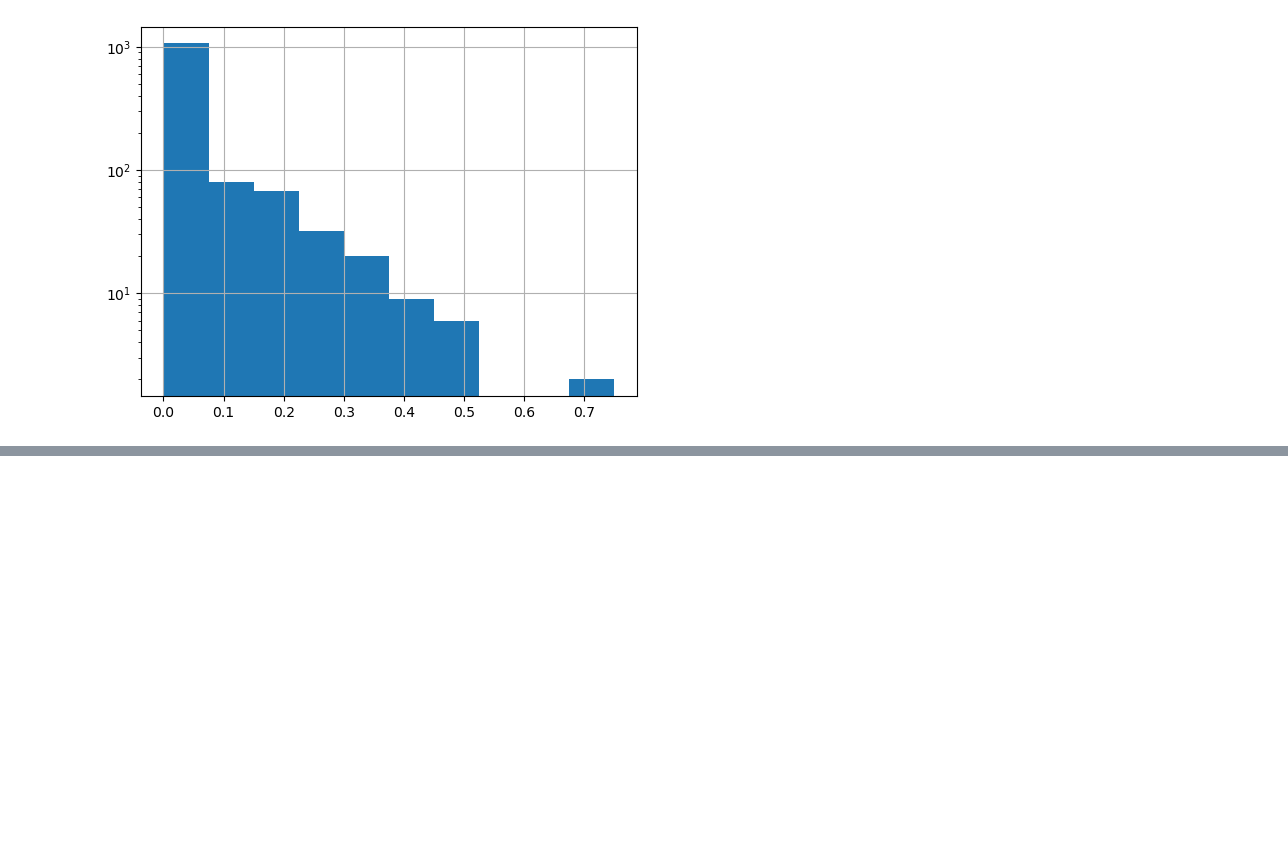
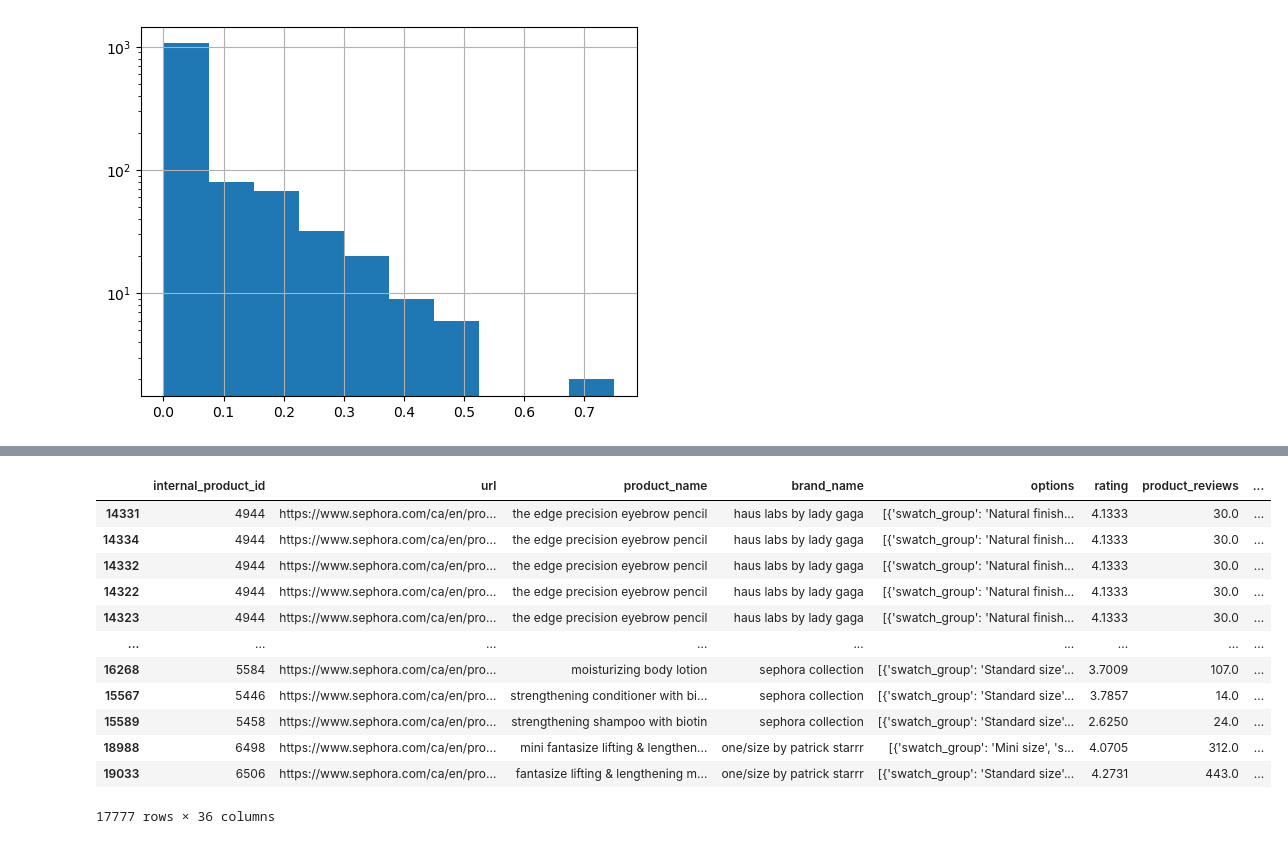
Before and after one commit to leblanchannah/value-cluster, a Jupyter notebook: cleaning.ipynb, the cells around one changed output, grey strips where cells are left out. Cells and saved outputs as stored; diff of their text form; code cells hidden in the pictures; blank space fills up the shorter version.

```diff
--- a/cleaning.ipynb
+++ b/cleaning.ipynb
@@ -334,0 +317,16 @@ array(['soft pinch liquid blush',
+# %%
+df_products.sort_values(by='unit_price', ascending=False)
+# %% [output]
+|  | internal_product_id | url | product_name | brand_name | options | rating | product_reviews | ... |
+| 14331 | 4944 | https://www.sephora.com/ca/en/pro... | the edge precision eyebrow pencil | haus labs by lady gaga | [{'swatch_group': 'Natural finish... | 4.1333 | 30.0 | ... |
+| 14334 | 4944 | https://www.sephora.com/ca/en/pro... | the edge precision eyebrow pencil | haus labs by lady gaga | [{'swatch_group': 'Natural finish... | 4.1333 | 30.0 | ... |
+| 14332 | 4944 | https://www.sephora.com/ca/en/pro... | the edge precision eyebrow pencil | haus labs by lady gaga | [{'swatch_group': 'Natural finish... | 4.1333 | 30.0 | ... |
+| 14322 | 4944 | https://www.sephora.com/ca/en/pro... | the edge precision eyebrow pencil | haus labs by lady gaga | [{'swatch_group': 'Natural finish... | 4.1333 | 30.0 | ... |
+| 14323 | 4944 | https://www.sephora.com/ca/en/pro... | the edge precision eyebrow pencil | haus labs by lady gaga | [{'swatch_group': 'Natural finish... | 4.1333 | 30.0 | ... |
+| ... | ... | ... | ... | ... | ... | ... | ... | ... |
+| 16268 | 5584 | https://www.sephora.com/ca/en/pro... | moisturizing body lotion | sephora collection | [{'swatch_group': 'Standard size'... | 3.7009 | 107.0 | ... |
+| 15567 | 5446 | https://www.sephora.com/ca/en/pro... | strengthening conditioner with bi... | sephora collection | [{'swatch_group': 'Standard size'... | 3.7857 | 14.0 | ... |
+| 15589 | 5458 | https://www.sephora.com/ca/en/pro... | strengthening shampoo with biotin | sephora collection | [{'swatch_group': 'Standard size'... | 2.6250 | 24.0 | ... |
+| 18988 | 6498 | https://www.sephora.com/ca/en/pro... | mini fantasize lifting & lengthen... | one/size by patrick starrr | [{'swatch_group': 'Mini size', 's... | 4.0705 | 312.0 | ... |
+| 19033 | 6506 | https://www.sephora.com/ca/en/pro... | fantasize lifting & lengthening m... | one/size by patrick starrr | [{'swatch_group': 'Standard size'... | 4.2731 | 443.0 | ... |
+17777 rows × 36 columns
```
Also changed, not shown: parts of 17 cells of this notebook.
